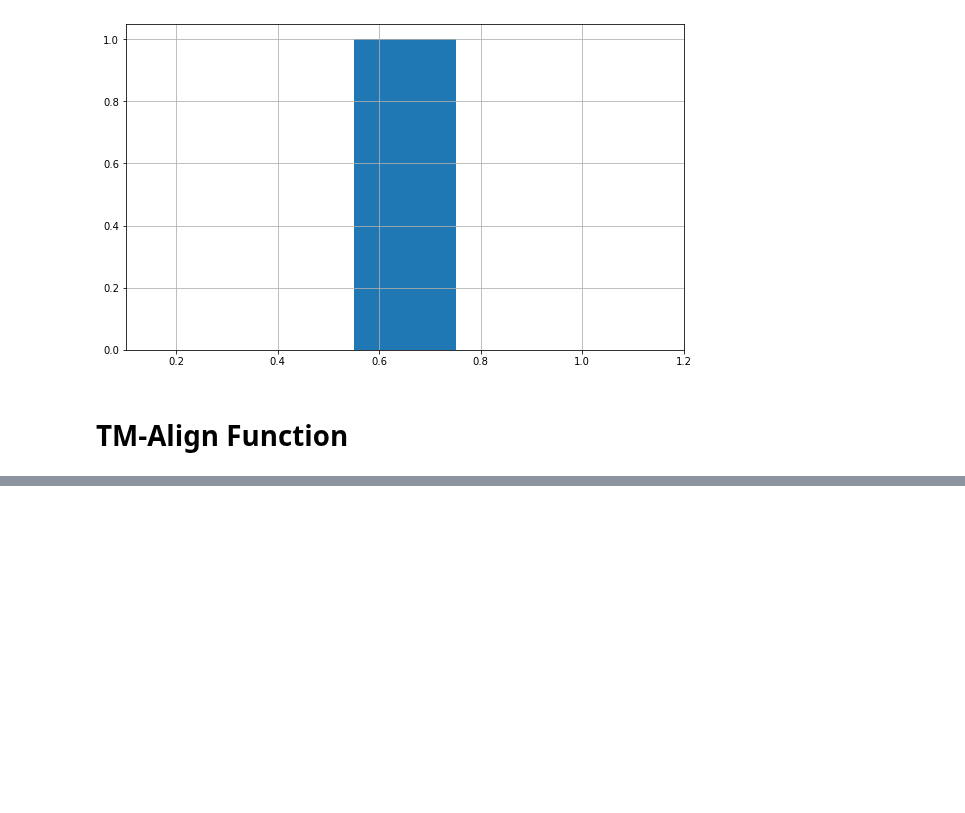
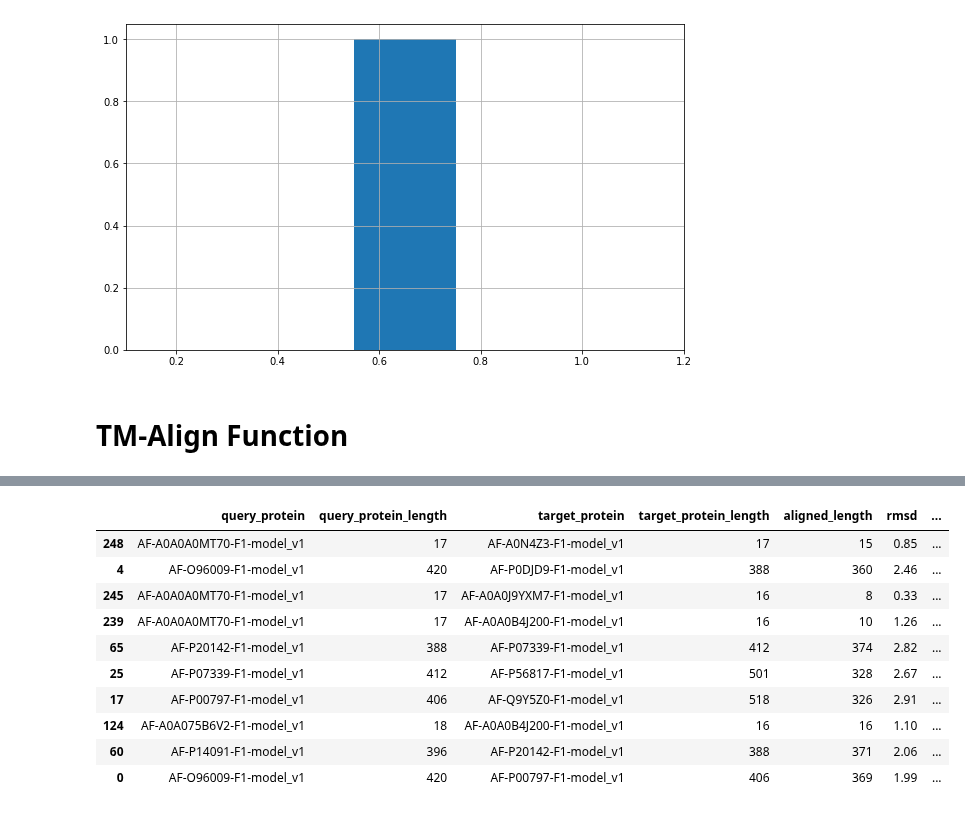
Before and after one commit to dptrsa-300/pss, a Jupyter notebook: explore_tmalign_stats.ipynb, the cells around one changed output, grey strips where cells are left out. Saved outputs shown, nothing was run; the diff lists cells and outputs as text; code cells hidden in the pictures; blank space fills up the shorter version.

```diff
--- a/explore_tmalign_stats.ipynb
+++ b/explore_tmalign_stats.ipynb
@@ -108,0 +138,14 @@ pd.read_parquet('pairs_tmalign_rmsd.parquet')
+# %%
+combos = pd.read_parquet('all_protein_combos_per_cluster.parquet')
+combos.query_protein = 'AF-' + combos.query_protein.astype(str) + '-F1-model_v1'
+combos.target_protein = 'AF-' + combos.target_protein.astype(str) + '-F1-model_v1'
+test_combos = combos[:1000][['query_protein', 'target_protein', 'cluster']].values
+# %%
+# SINGLE THREAD (SLOWER)
+
+start = time.time()
+answer = tmalign(test_combos)
+print(f"took {int(time.time() - start)} seconds")
+print(f'Sent {len(test_combos)} records and got back {len(answer)}.')
+pd.read_parquet('pairs_tmalign_rmsd_0.parquet').sample(10)
+# %% [output]
@@ -108,0 +154,11 @@ pd.read_parquet('pairs_tmalign_rmsd.parquet')
+|  | query_protein | query_protein_length | target_protein | target_protein_length | aligned_length | rmsd | ... |
+| 248 | AF-A0A0A0MT70-F1-model_v1 | 17 | AF-A0N4Z3-F1-model_v1 | 17 | 15 | 0.85 | ... |
+| 4 | AF-O96009-F1-model_v1 | 420 | AF-P0DJD9-F1-model_v1 | 388 | 360 | 2.46 | ... |
+| 245 | AF-A0A0A0MT70-F1-model_v1 | 17 | AF-A0A0J9YXM7-F1-model_v1 | 16 | 8 | 0.33 | ... |
+| 239 | AF-A0A0A0MT70-F1-model_v1 | 17 | AF-A0A0B4J200-F1-model_v1 | 16 | 10 | 1.26 | ... |
+| 65 | AF-P20142-F1-model_v1 | 388 | AF-P07339-F1-model_v1 | 412 | 374 | 2.82 | ... |
+| 25 | AF-P07339-F1-model_v1 | 412 | AF-P56817-F1-model_v1 | 501 | 328 | 2.67 | ... |
+| 17 | AF-P00797-F1-model_v1 | 406 | AF-Q9Y5Z0-F1-model_v1 | 518 | 326 | 2.91 | ... |
+| 124 | AF-A0A075B6V2-F1-model_v1 | 18 | AF-A0A0B4J200-F1-model_v1 | 16 | 16 | 1.10 | ... |
+| 60 | AF-P14091-F1-model_v1 | 396 | AF-P20142-F1-model_v1 | 388 | 371 | 2.06 | ... |
+| 0 | AF-O96009-F1-model_v1 | 420 | AF-P00797-F1-model_v1 | 406 | 369 | 1.99 | ... |
```
Also changed, not shown: parts of 11 cells of this notebook.
